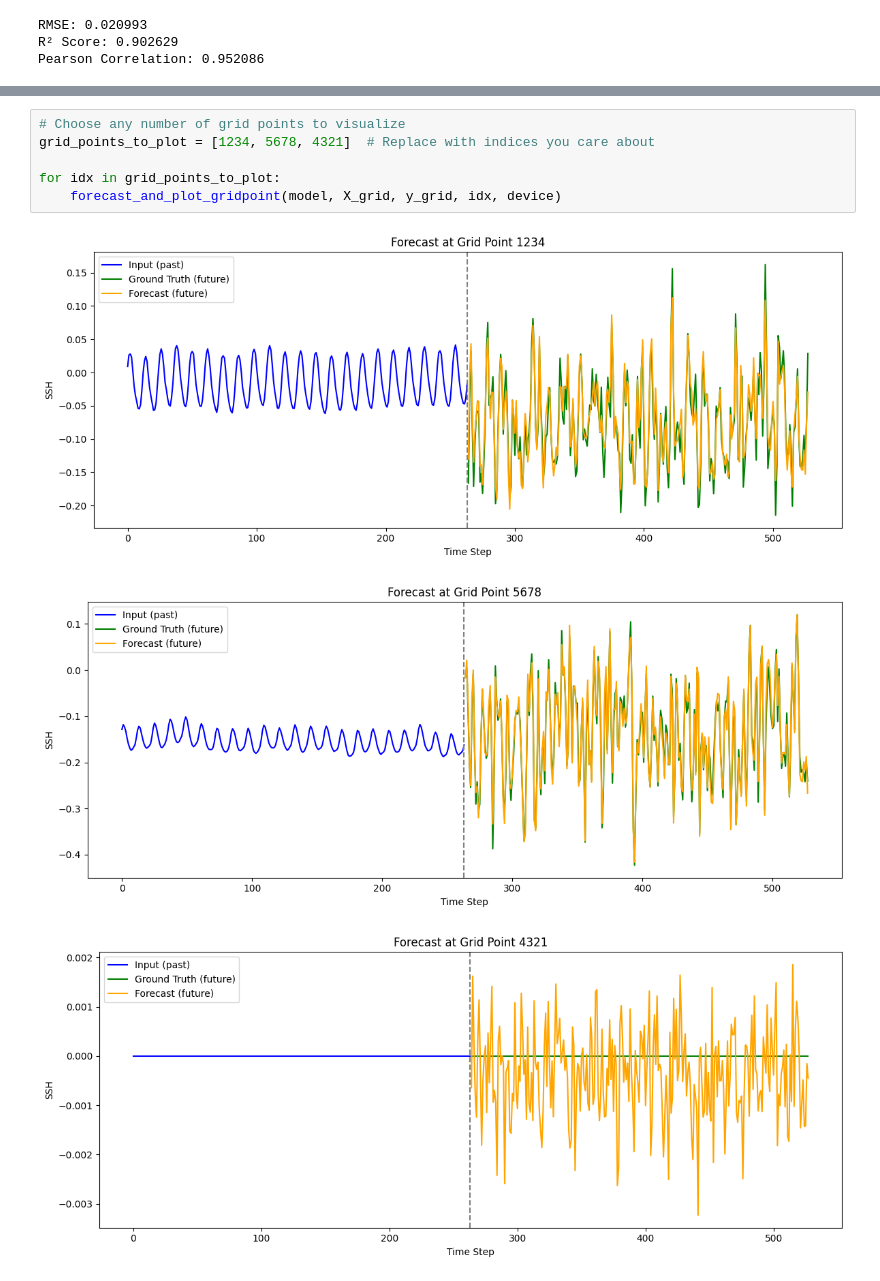
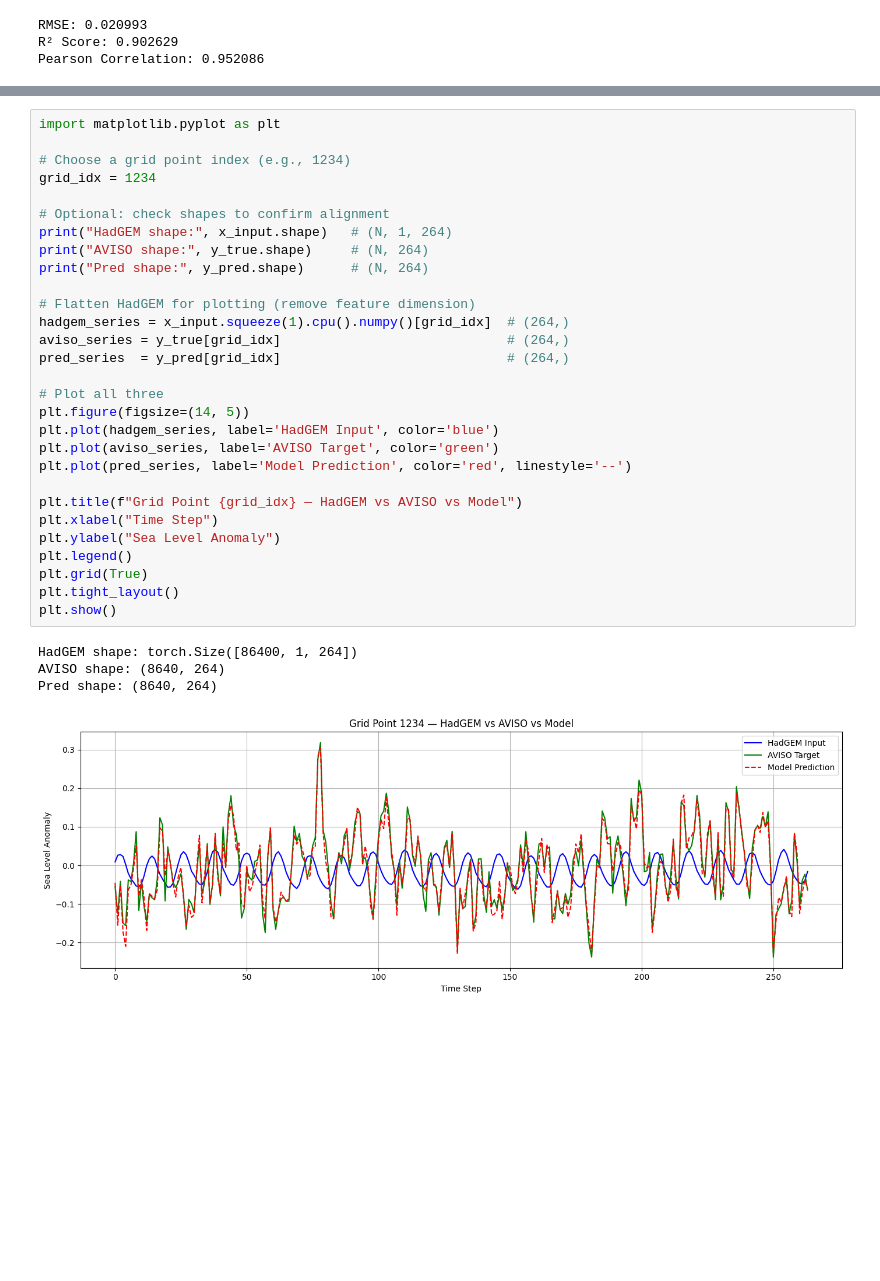
Before and after one commit to arshmehar/ssh_Indian_Ocean, a Jupyter notebook: patchtst_test.ipynb, the cells around one changed output, grey strips where cells are left out. Cells and saved outputs as stored; diff of their text form; blank space fills up the shorter version.

Commit message:
test predictions using patchtst

```diff
--- a/patchtst_test.ipynb
+++ b/patchtst_test.ipynb
@@ -841,10 +807,34 @@ def forecast_and_plot_gridpoint(model, x_grid, y_grid, grid_index, device):
-# %%
-# Choose any number of grid points to visualize
-grid_points_to_plot = [1234, 5678, 4321]  # Replace with indices you care about
-
-for idx in grid_points_to_plot:
-    forecast_and_plot_gridpoint(model, X_grid, y_grid, idx, device)
-# %% [output]
-[figure, removed]
-[figure, removed]
-[figure, removed]
+# %%
+import matplotlib.pyplot as plt
+
+# Choose a grid point index (e.g., 1234)
+grid_idx = 1234
+
+# Optional: check shapes to confirm alignment
+print("HadGEM shape:", x_input.shape)   # (N, 1, 264)
+print("AVISO shape:", y_true.shape)     # (N, 264)
+print("Pred shape:", y_pred.shape)      # (N, 264)
+
+# Flatten HadGEM for plotting (remove feature dimension)
+hadgem_series = x_input.squeeze(1).cpu().numpy()[grid_idx]  # (264,)
+aviso_series = y_true[grid_idx]                             # (264,)
+pred_series  = y_pred[grid_idx]                             # (264,)
+
+# Plot all three
+plt.figure(figsize=(14, 5))
+plt.plot(hadgem_series, label='HadGEM Input', color='blue')
+plt.plot(aviso_series, label='AVISO Target', color='green')
+plt.plot(pred_series, label='Model Prediction', color='red', linestyle='--')
+
+plt.title(f"Grid Point {grid_idx} — HadGEM vs AVISO vs Model")
+plt.xlabel("Time Step")
+plt.ylabel("Sea Level Anomaly")
+plt.legend()
+plt.grid(True)
+plt.tight_layout()
+plt.show()
+# %% [output]
+HadGEM shape: torch.Size([86400, 1, 264])
+AVISO shape: (8640, 264)
+Pred shape: (8640, 264)
+[figure, added]
```
Also changed, not shown: parts of 6 cells of this notebook.
